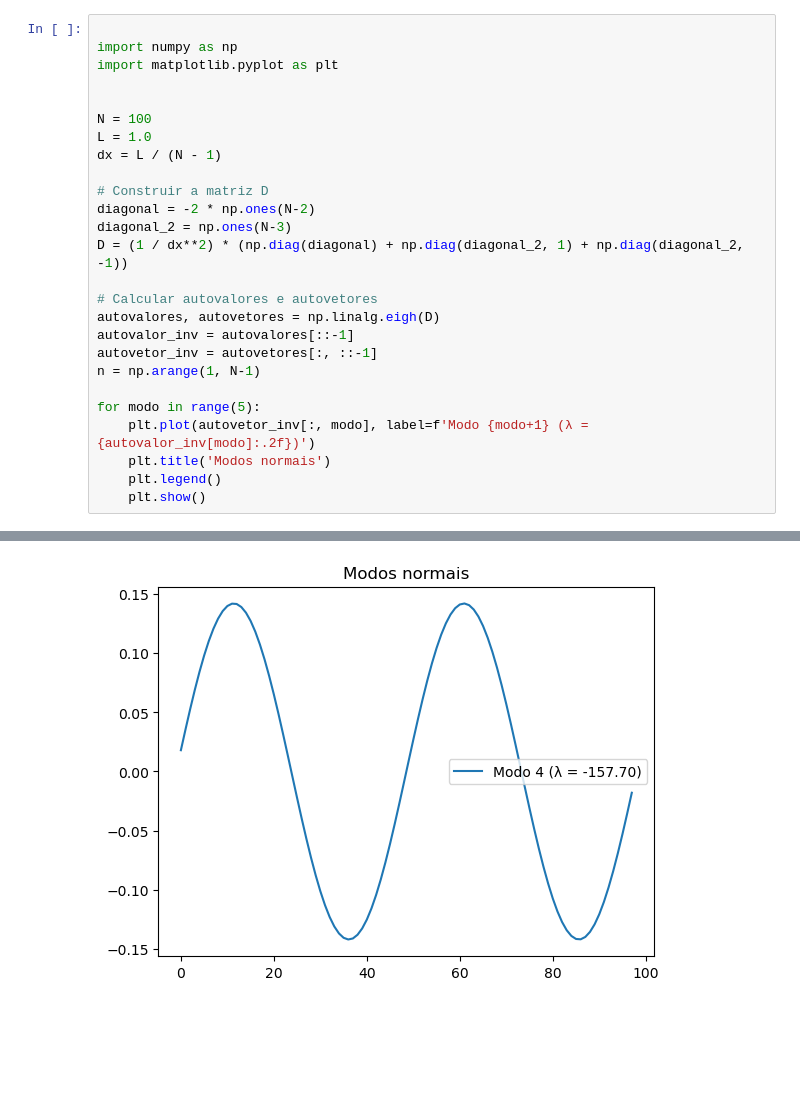
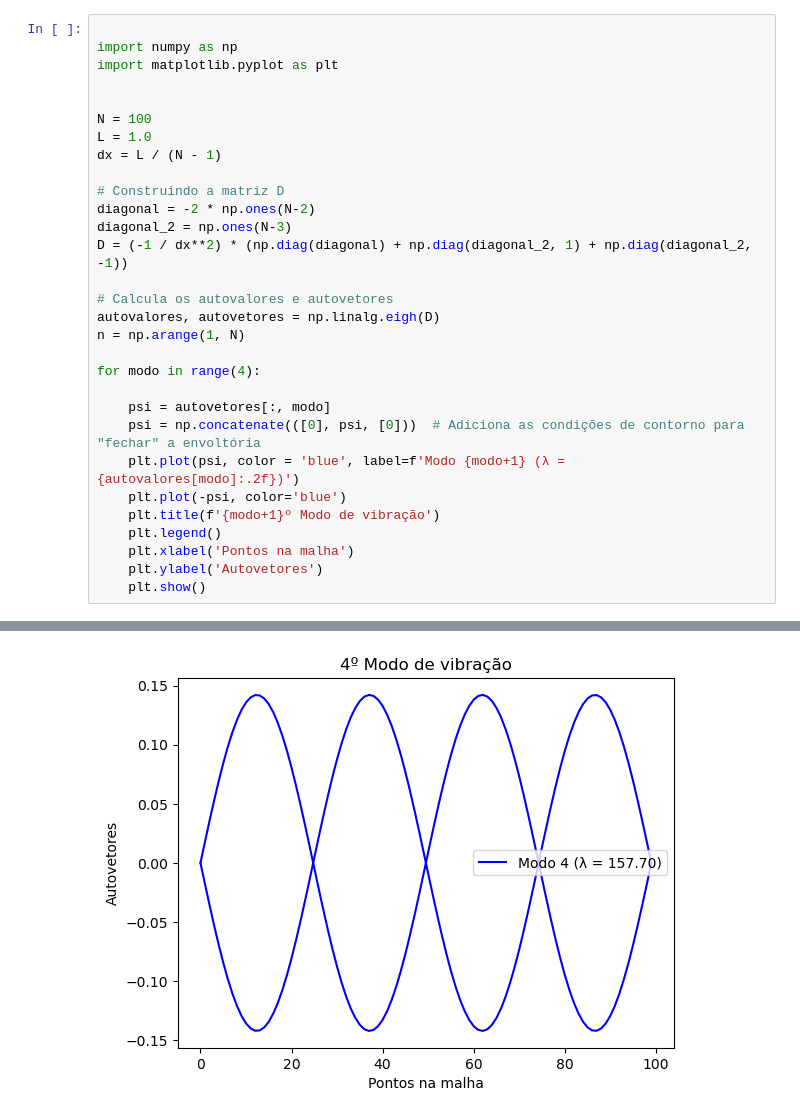
Before and after one commit to JVeloso14/Fisica-computacional-atividades, a Jupyter notebook: atividade 5/Vibrações na corda/atividade_intermediaria_3D.ipynb, the cells around one changed output, grey strips where cells are left out. Saved outputs shown, nothing was run; the diff lists cells and outputs as text; blank space fills up the shorter version.

```diff
--- a/atividade 5/Vibrações na corda/atividade_intermediaria_3D.ipynb
+++ b/atividade 5/Vibrações na corda/atividade_intermediaria_3D.ipynb
@@ -8,20 +8,24 @@ N = 100
 L = 1.0
 dx = L / (N - 1)
 
-# Construir a matriz D
+# Construindo a matriz D
 diagonal = -2 * np.ones(N-2)
 diagonal_2 = np.ones(N-3)
-D = (1 / dx**2) * (np.diag(diagonal) + np.diag(diagonal_2, 1) + np.diag(diagonal_2, -1))
+D = (-1 / dx**2) * (np.diag(diagonal) + np.diag(diagonal_2, 1) + np.diag(diagonal_2, -1))
 
-# Calcular autovalores e autovetores
+# Calcula os autovalores e autovetores
 autovalores, autovetores = np.linalg.eigh(D)
-autovalor_inv = autovalores[::-1]
-autovetor_inv = autovetores[:, ::-1]
-n = np.arange(1, N-1)
+n = np.arange(1, N)
 
-for modo in range(5):
-    plt.plot(autovetor_inv[:, modo], label=f'Modo {modo+1} (λ = {autovalor_inv[modo]:.2f})')
-    plt.title('Modos normais')
+for modo in range(4):
+
+    psi = autovetores[:, modo]
+    psi = np.concatenate(([0], psi, [0]))  # Adiciona as condições de contorno para "fechar" a envoltória
+    plt.plot(psi, color = 'blue', label=f'Modo {modo+1} (λ = {autovalores[modo]:.2f})')
+    plt.plot(-psi, color='blue')
+    plt.title(f'{modo+1}º Modo de vibração')
     plt.legend()
+    plt.xlabel('Pontos na malha')
+    plt.ylabel('Autovetores')
     plt.show()
 # %% [output]
@@ -31 +35 @@ for modo in range(5):
-[figure, old version]
+[figure, new version]
```
Also changed, not shown: parts of 1 cell of this notebook, 13 other files.
